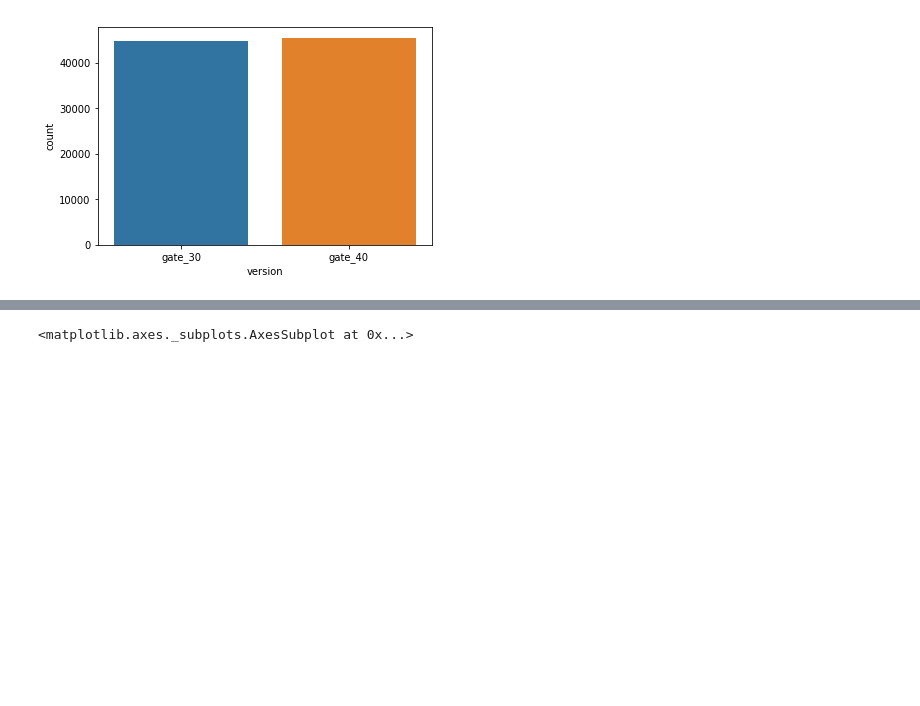
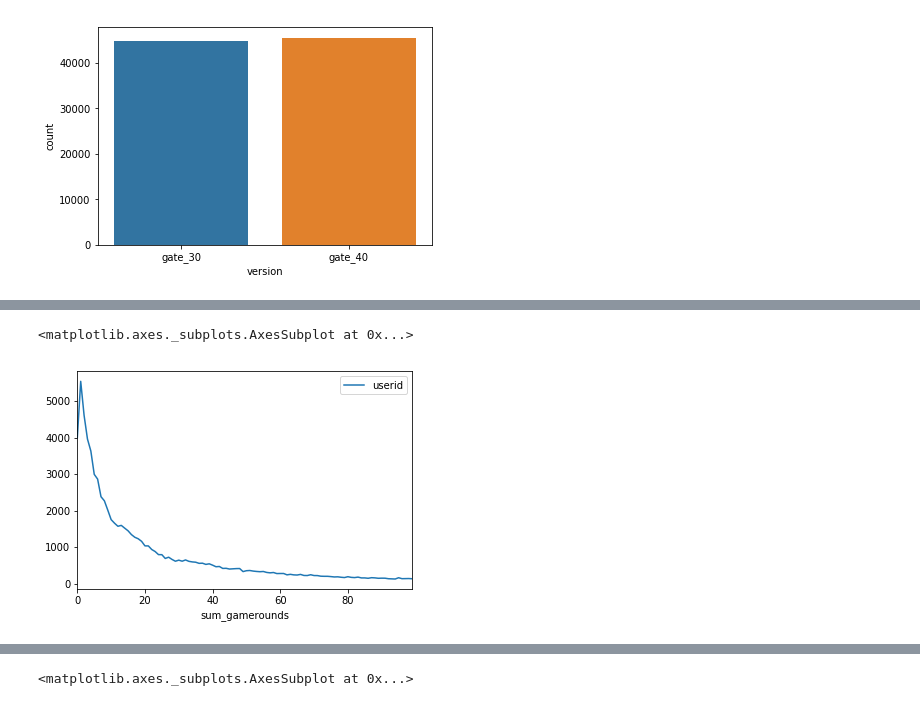
Before and after one commit to Diem-Nguyen/mobile_game_A-B_testing, a Jupyter notebook: cookie_cats.ipynb, the cells around one changed output, grey strips where cells are left out. Drawn from its saved outputs; the diff is of its cells as text; code cells hidden in the pictures; blank space fills up the shorter version.

```diff
--- a/cookie_cats.ipynb
+++ b/cookie_cats.ipynb
@@ -45,0 +51,3 @@ The numbers of users of version gate_30 and gate_40 are pretty much equal.
+# %%
+df_plot = df.groupby('sum_gamerounds').count().reset_index()
+df_plot.head()
@@ -45,0 +61,5 @@ The numbers of users of version gate_30 and gate_40 are pretty much equal.
+# %%
+df_plot.head(n=100).plot(x = 'sum_gamerounds', y = 'userid')
+# %% [output]
+<matplotlib.axes._subplots.AxesSubplot at 0x...>
+[figure, added]
```
Also changed, not shown: parts of 16 cells of this notebook.
